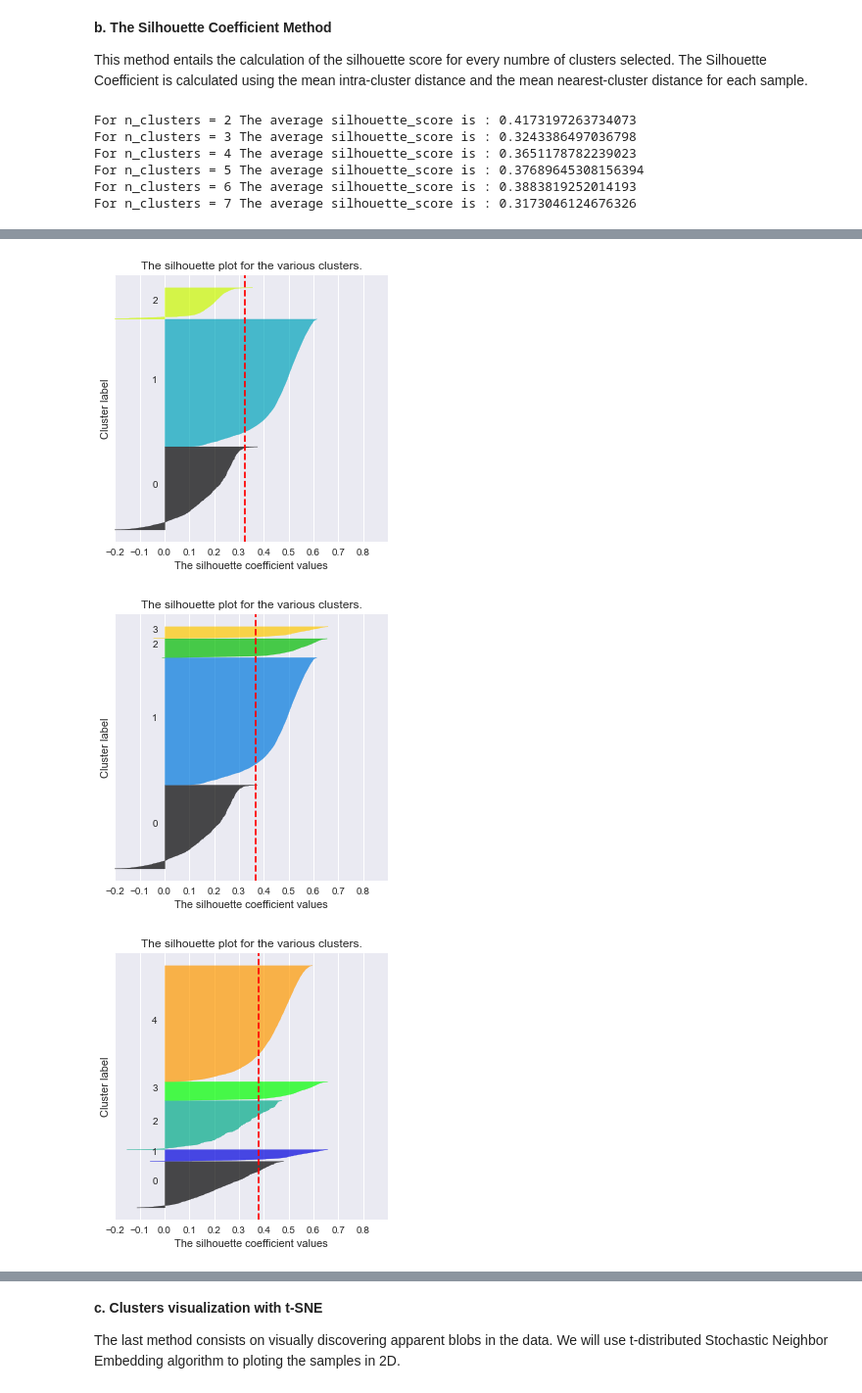
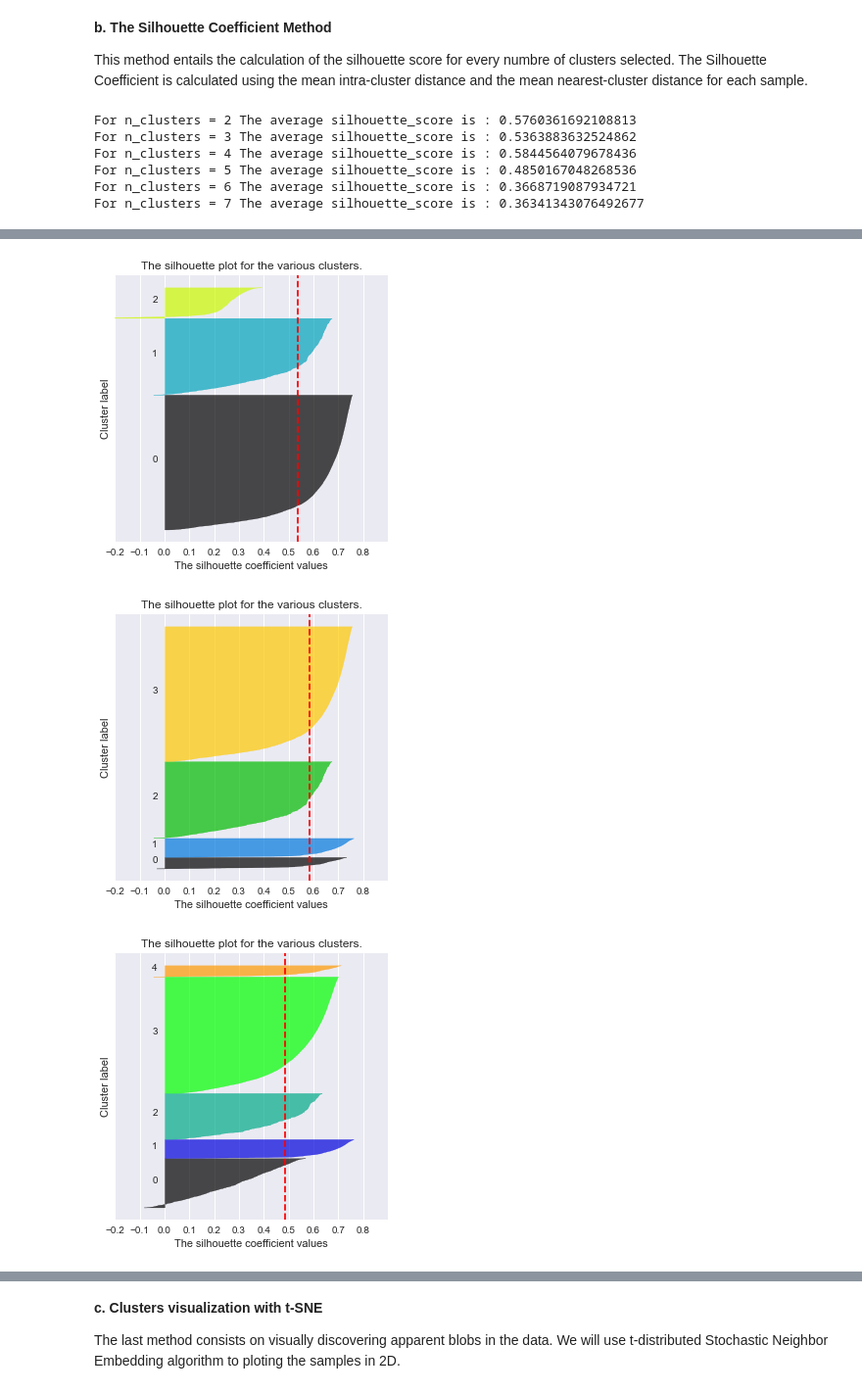
Before and after one commit to jvrnuno/Hotel_Customer_Segmentation, a Jupyter notebook: notebooks/4_Modeling.ipynb, the cells around one changed output, grey strips where cells are left out. Shown at 98% size. Saved outputs shown, nothing was run; the diff lists cells and outputs as text; code cells hidden in the pictures.

```diff
--- a/notebooks/4_Modeling.ipynb
+++ b/notebooks/4_Modeling.ipynb
@@ -91,8 +91,8 @@ It seems that the optimal number of components to which we can reduce our datase
 # %%
-# Initializes PCA with the 6 components
+# Initializes PCA with the 3 components
 
-pca = PCA(n_components=6)
-x_6cols = pca.fit_transform(x_cols)
+pca = PCA(n_components=3)
+x_3cols = pca.fit_transform(x_cols)
 # %% [markdown]
 ---
 ## 4.3. Modeling with K-Means Clustering
@@ -113,7 +113,7 @@ iner = []
 
 # Calculates inertia for the number of clusters selected
 for i in range(2, 11):
-    kmeans = KMeans(n_clusters=i).fit(x_6cols)
+    kmeans = KMeans(n_clusters=i).fit(x_3cols)
     iner.append(kmeans.inertia_)
 # %%
 # Creates x axis for the plot with number of clusters
@@ -150,15 +150,15 @@ for n_clusters in range_n_clusters:
 
     # Initialize the clusterer with n_clusters value and a random generator seed of 42 for reproducibility.
     clusterer = KMeans(n_clusters=n_clusters, random_state=42)
-    cluster_labels = clusterer.fit_predict(x_6cols)
+    cluster_labels = clusterer.fit_predict(x_3cols)
 
     # The silhouette_score gives the average value for all the samples. This gives a perspective into the density and separation of the formed clusters
-    silhouette_avg = silhouette_score(x_6cols, cluster_labels)
+    silhouette_avg = silhouette_score(x_3cols, cluster_labels)
     print("For n_clusters =", n_clusters,
           "The average silhouette_score is :", silhouette_avg)
 
     # Compute the silhouette scores for each sample
-    sample_silhouette_values = silhouette_samples(x_6cols, cluster_labels)
+    sample_silhouette_values = silhouette_samples(x_3cols, cluster_labels)
 
     y_lower = 10
 
@@ -193,9 +193,9 @@ for n_clusters in range_n_clusters:
 
 plt.show()
 # %% [output]
-For n_clusters = 2 The average silhouette_score is : 0.4173197263734073
-For n_clusters = 3 The average silhouette_score is : 0.3243386497036798
-For n_clusters = 4 The average silhouette_score is : 0.3651178782239023
-For n_clusters = 5 The average silhouette_score is : 0.37689645308156394
-For n_clusters = 6 The average silhouette_score is : 0.3883819252014193
-For n_clusters = 7 The average silhouette_score is : 0.3173046124676326
+For n_clusters = 2 The average silhouette_score is : 0.5760361692108813
+For n_clusters = 3 The average silhouette_score is : 0.5363883632524862
+For n_clusters = 4 The average silhouette_score is : 0.5844564079678436
+For n_clusters = 5 The average silhouette_score is : 0.4850167048268536
+For n_clusters = 6 The average silhouette_score is : 0.3668719087934721
+For n_clusters = 7 The average silhouette_score is : 0.36341343076492677
@@ -203,3 +203,3 @@ For n_clusters = 7 The average silhouette_score is : 0.3173046124676326
-[figure, old version]
+[figure, new version]
-[figure, old version]
+[figure, new version]
-[figure, old version]
+[figure, new version]
```
Also changed, not shown: parts of 28 cells of this notebook, 4 other files.
